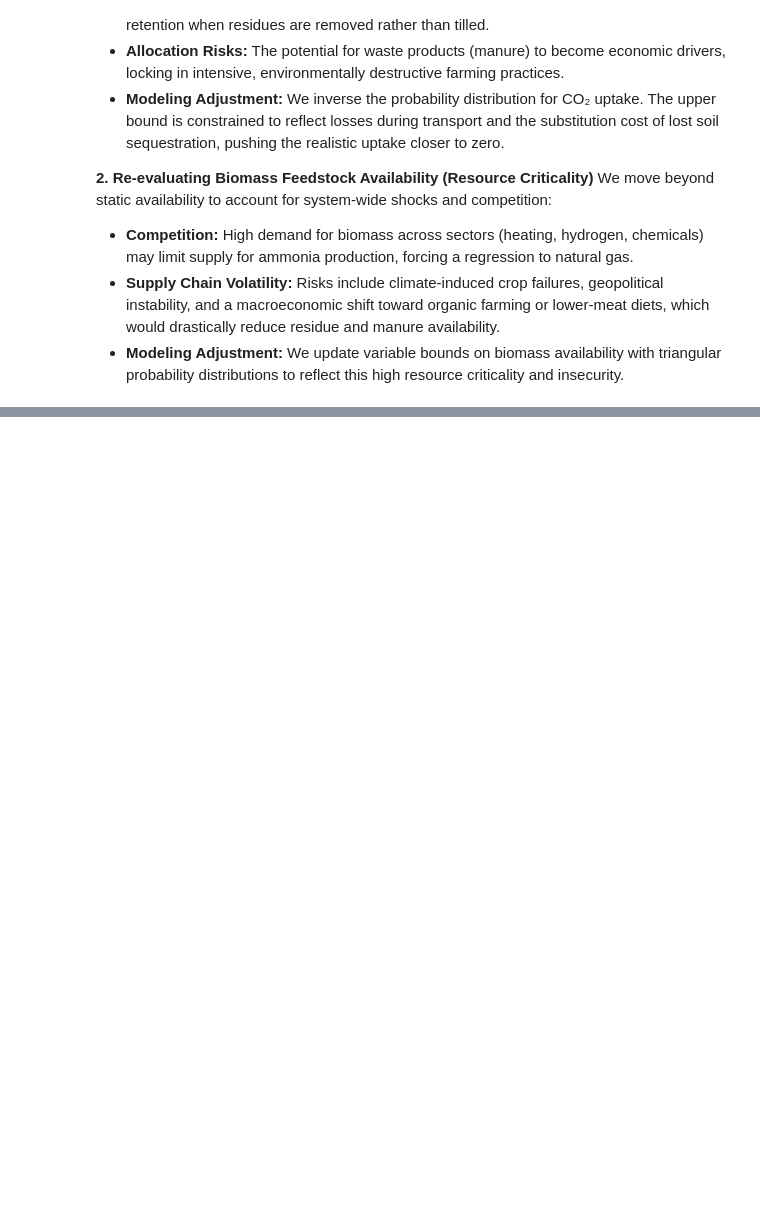
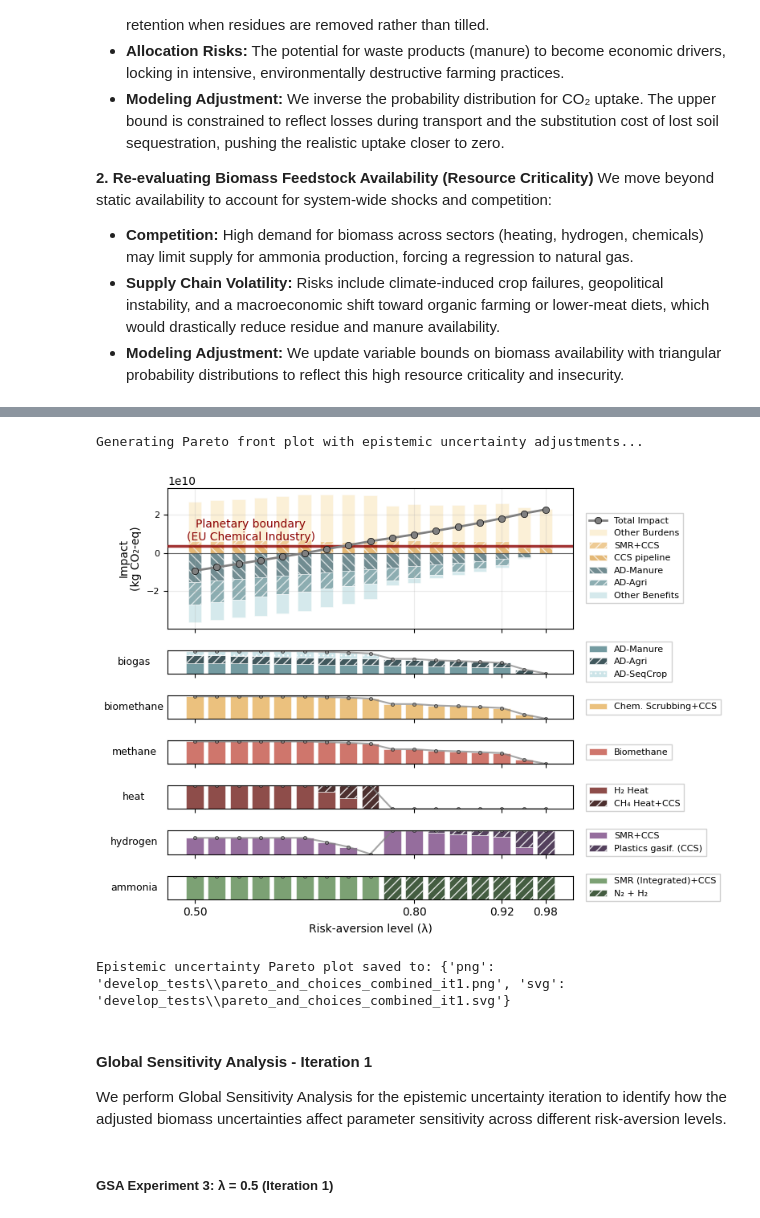
Before and after one commit to flechtenberg/pulpo, a Jupyter notebook: notebooks/01_uncertainty_case copy.ipynb, the cells around one changed output, grey strips where cells are left out. Cells and saved outputs as stored; diff of their text form; code cells hidden in the pictures; blank space fills up the shorter version.

Commit message:
first iteration gsa results

```diff
--- a/notebooks/01_uncertainty_case copy.ipynb
+++ b/notebooks/01_uncertainty_case copy.ipynb
@@ -499,0 +600,8 @@ We move beyond static availability to account for system-wide shocks and competi
+# %%
+epistemic_unc_strategies_iteration_var_bounds = [processor.ExpertKnowledgeStrategy(
+        uncertain_param_type='Var_bounds',
+        uncertain_param_subgroup='upper_limit',
+        prob_metadata=matched_varbound_unc_metadata
+    ),
+    ]
+pulpo_worker.apply_uncertainty_strategies(strategies=epistemic_unc_strategies_iteration_var_bounds)
@@ -499,0 +615,9 @@ We move beyond static availability to account for system-wide shocks and competi
+# %%
+var_bound_strategy = [processor.TriangluarBaseStrategy(
+    uncertain_param_type='Var_bounds',
+    uncertain_param_subgroup='upper_limit',
+    upper_scaling_factor=.001,
+    lower_scaling_factor=.001,
+    noise_interval={'min':.05, 'max':.05}
+)]
+pulpo_worker.apply_uncertainty_strategies(strategies=var_bound_strategy)
@@ -499,0 +629,2 @@ We move beyond static availability to account for system-wide shocks and competi
+# %%
+normal_metadata_env_cost, normal_metadata_var_bounds = pulpo_worker.create_CC_formulation(CC_env_cost=True, CC_var_bounds=['upper_limit'])
@@ -499,0 +653,3 @@ We move beyond static availability to account for system-wide shocks and competi
+# %%
+lambda_epsilon_array_it1 = np.arange(0.5, 1.0, 0.03)
+results_CC_it1 = pulpo_worker.solve_CC_problem(lambda_epsilon_array_it1, normal_metadata_env_cost, normal_metadata_var_bounds, plot_results=False)
@@ -499,0 +744,22 @@ We move beyond static availability to account for system-wide shocks and competi
+# %%
+# Plot Pareto front results with epistemic uncertainties
+print('Generating Pareto front plot with epistemic uncertainty adjustments...')
+plot_path_it1 = unc_plots.plot_pareto_from_results(
+    results_CC_it1,
+    results_dir=DIRECTORY,
+    lambda_range=(0.5, 1.0),
+    legend_abbreviations=abbreviations,
+    suffix='_it1',
+    hline_y=limit_eu_ammonia,
+)
+print(f'Epistemic uncertainty Pareto plot saved to: {plot_path_it1}')
+# %% [output]
+Generating Pareto front plot with epistemic uncertainty adjustments...
+[figure, added]
+Epistemic uncertainty Pareto plot saved to: {'png': 'develop_tests\\pareto_and_choices_combined_it1.png', 'svg': 'develop_tests\\pareto_and_choices_combined_it1.svg'}
+# %% [markdown]
+#### Global Sensitivity Analysis - Iteration 1
+
+We perform Global Sensitivity Analysis for the epistemic uncertainty iteration to identify how the adjusted biomass uncertainties affect parameter sensitivity across different risk-aversion levels.
+# %% [markdown]
+##### GSA Experiment 3: λ = 0.5 (Iteration 1)
```
Also changed, not shown: parts of 48 cells of this notebook, 2 other files.
